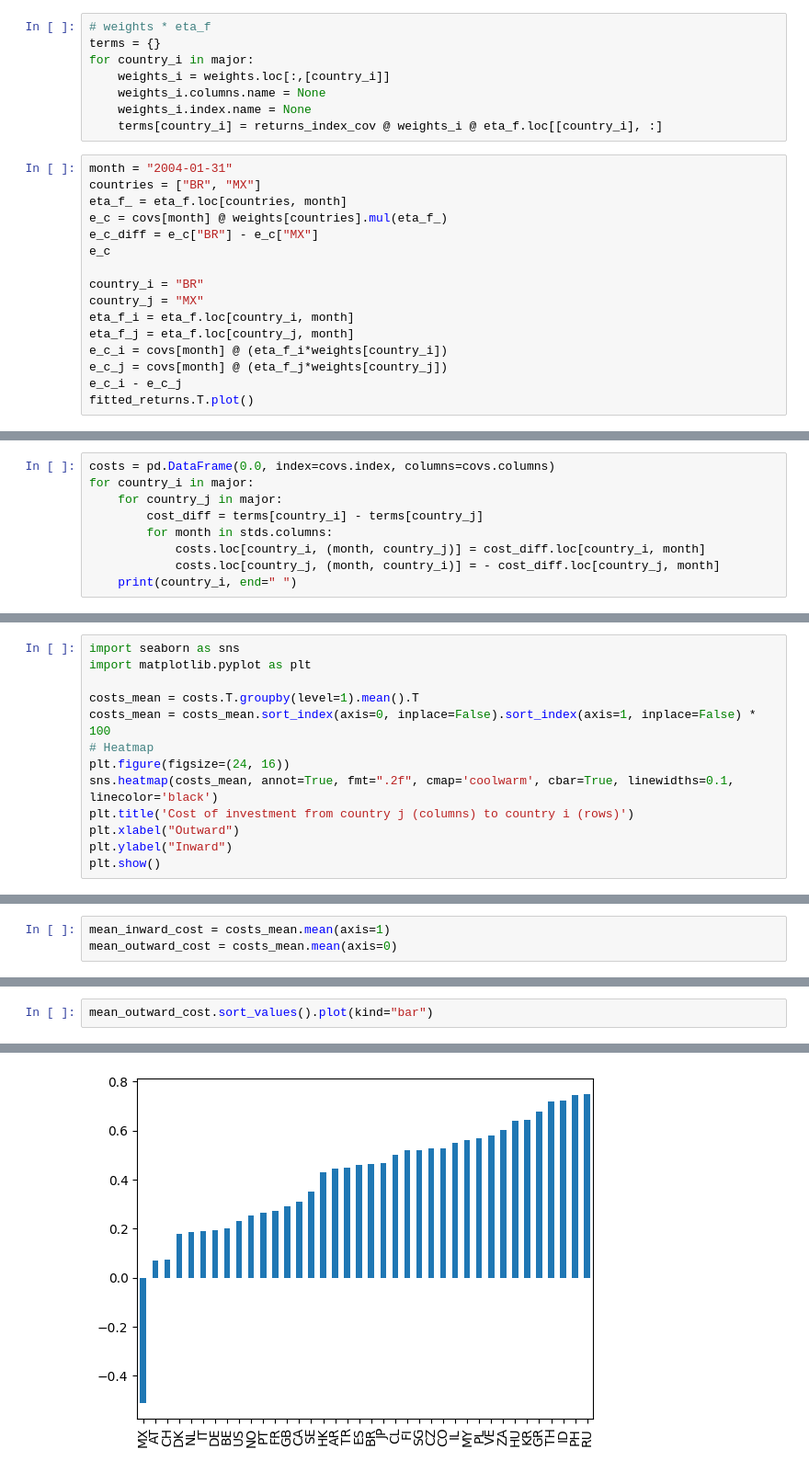
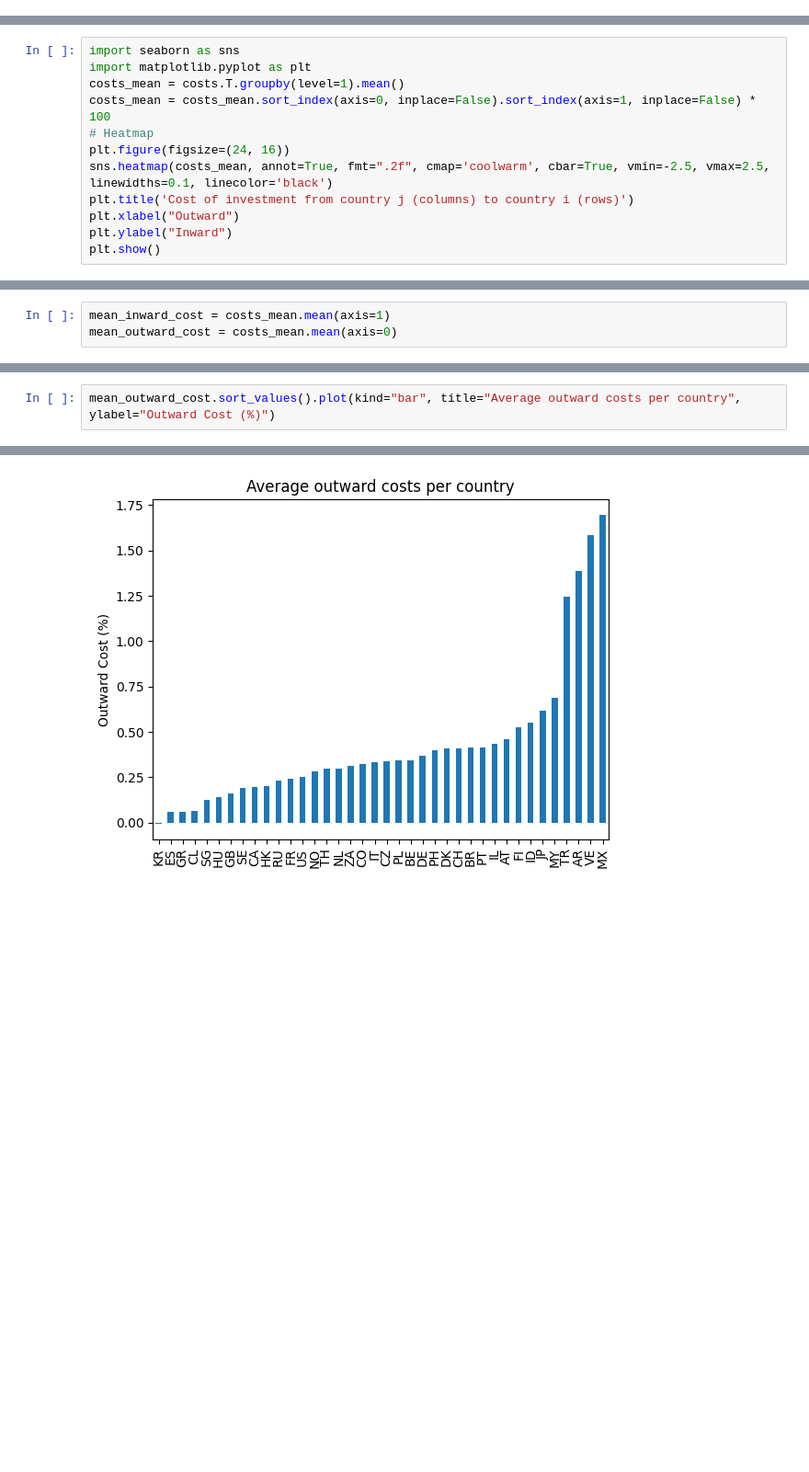
Before and after one commit to nilsvanrompaey/master-thesis-home-bias, a Jupyter notebook: src/experimenting.ipynb, the cells around one changed output, grey strips where cells are left out. Shown at 92% size. Saved outputs shown, nothing was run; the diff lists cells and outputs as text; blank space fills up the shorter version.

Commit message:
Fix cost calculations

```diff
--- a/src/experimenting.ipynb
+++ b/src/experimenting.ipynb
@@ -282,24 +221,0 @@ cov_risks
-# %%
-# weights * eta_f
-terms = {}
-for country_i in major:
-    weights_i = weights.loc[:,[country_i]]
-    weights_i.columns.name = None
-    weights_i.index.name = None
-    terms[country_i] = returns_index_cov @ weights_i @ eta_f.loc[[country_i], :]
-# %%
-month = "2004-01-31"
-countries = ["BR", "MX"]
-eta_f_ = eta_f.loc[countries, month]
-e_c = covs[month] @ weights[countries].mul(eta_f_)
-e_c_diff = e_c["BR"] - e_c["MX"]
-e_c
-
-country_i = "BR"
-country_j = "MX"
-eta_f_i = eta_f.loc[country_i, month]
-eta_f_j = eta_f.loc[country_j, month]
-e_c_i = covs[month] @ (eta_f_i*weights[country_i])
-e_c_j = covs[month] @ (eta_f_j*weights[country_j])
-e_c_i - e_c_j
-fitted_returns.T.plot()
@@ -314,9 +221,0 @@ fitted_returns.T["TR"].plot()
-# %%
-costs = pd.DataFrame(0.0, index=covs.index, columns=covs.columns)
-for country_i in major:
-    for country_j in major:
-        cost_diff = terms[country_i] - terms[country_j]
-        for month in stds.columns:
-            costs.loc[country_i, (month, country_j)] = cost_diff.loc[country_i, month]
-            costs.loc[country_j, (month, country_i)] = - cost_diff.loc[country_j, month]
-    print(country_i, end=" ")
@@ -334,12 +277,11 @@ data_inward.plot(legend=False)
 # %%
 import seaborn as sns
 import matplotlib.pyplot as plt
-
-costs_mean = costs.T.groupby(level=1).mean().T
+costs_mean = costs.T.groupby(level=1).mean()
 costs_mean = costs_mean.sort_index(axis=0, inplace=False).sort_index(axis=1, inplace=False) * 100
 # Heatmap
 plt.figure(figsize=(24, 16))
-sns.heatmap(costs_mean, annot=True, fmt=".2f", cmap='coolwarm', cbar=True, linewidths=0.1, linecolor='black')
+sns.heatmap(costs_mean, annot=True, fmt=".2f", cmap='coolwarm', cbar=True, vmin=-2.5, vmax=2.5, linewidths=0.1, linecolor='black')
 plt.title('Cost of investment from country j (columns) to country i (rows)')
 plt.xlabel("Outward")
 plt.ylabel("Inward")
@@ -357,3 +299,3 @@ mean_inward_cost.sort_values().plot(kind="bar")
 # %%
-mean_outward_cost.sort_values().plot(kind="bar")
+mean_outward_cost.sort_values().plot(kind="bar", title="Average outward costs per country", ylabel="Outward Cost (%)")
 # %% [output]
@@ -361 +303 @@ mean_outward_cost.sort_values().plot(kind="bar")
-[figure, old version]
+[figure, new version]
```
Also changed, not shown: parts of 24 cells of this notebook.
